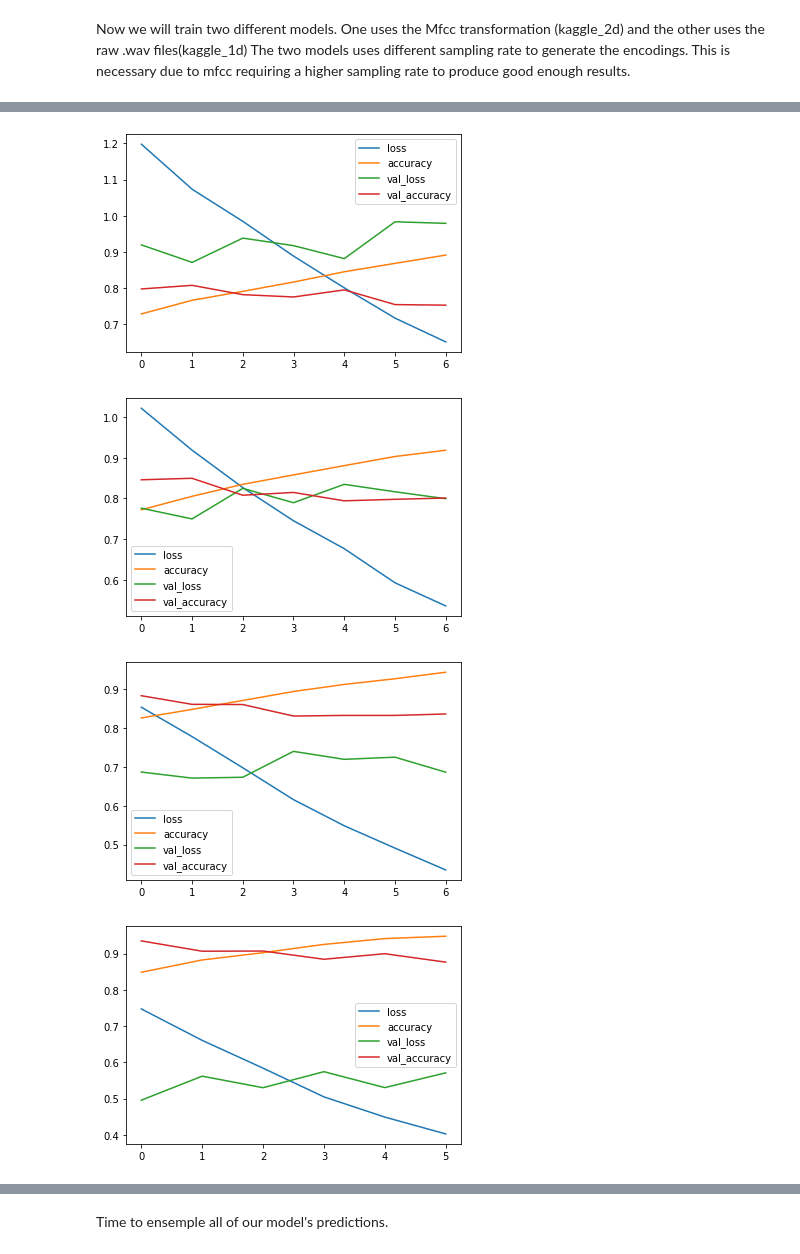
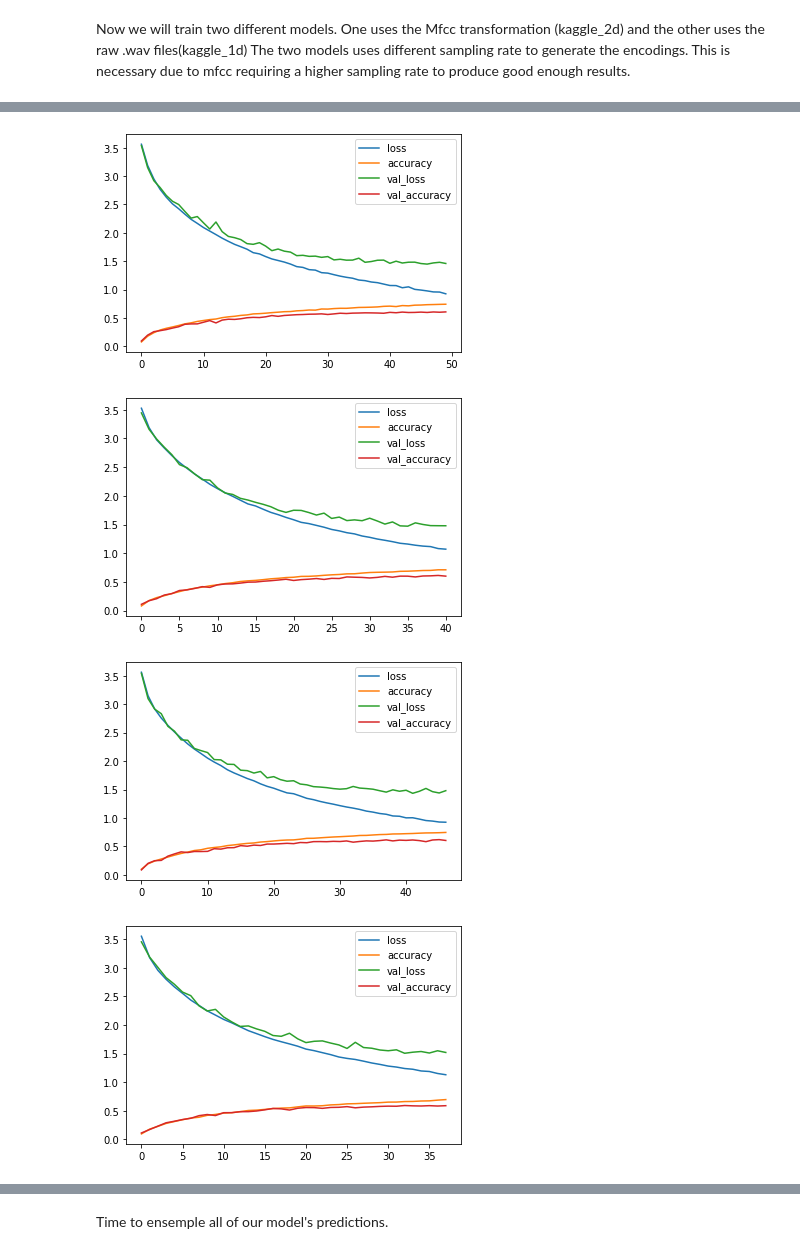
Before and after one commit to AleBaccin/Audio-Tagging---Deep-Learning-Project, a Jupyter notebook: audio_tagging.ipynb, the cells around one changed output, grey strips where cells are left out. Cells and saved outputs as stored; diff of their text form; code cells hidden in the pictures.

```diff
--- a/audio_tagging.ipynb
+++ b/audio_tagging.ipynb
@@ -22,7 +22,7 @@ traindf_dir = os.path.join('meta', 'train.csv')
 testdf_dir = os.path.join('meta', 'test.csv')
 train_path = os.path.join('images', 'train')
 test_path = os.path.join('images', 'test')
-number_of_splits = 10
+number_of_splits = 5
 number_of_classes = 41
 
 if not os.path.exists('runs'):
@@ -85,21 +85,25 @@ def kaggle_2d_conv_pool_cnn(model_input: Tensor) -> training.Model:
     x = BatchNormalization()(x)
     x = Activation("relu")(x)
     x = MaxPooling2D()(x)
+    x = Dropout(rate=0.1)(x)
 
     x = Conv2D(32, (4,10), padding="same")(x)
     x = BatchNormalization()(x)
     x = Activation("relu")(x)
     x = MaxPooling2D()(x)
+    x = Dropout(rate=0.1)(x)
 
     x = Conv2D(32, (4,10), padding="same")(x)
     x = BatchNormalization()(x)
     x = Activation("relu")(x)
     x = MaxPooling2D()(x)
+    x = Dropout(rate=0.1)(x)
 
     x = Conv2D(32, (4,10), padding="same")(x)
     x = BatchNormalization()(x)
     x = Activation("relu")(x)
     x = MaxPooling2D()(x)
+    x = Dropout(rate=0.1)(x)
 
     x = Flatten()(x)
     x = Dense(64)(x)
@@ -204,6 +208,9 @@ kfold_validation = KFold(n_splits= number_of_splits, shuffle=True, random_state=
 #Using random_state = 42 for repeatibility
 print(f'+-----------Training {spectrogram_2d_model.name} Model-----------+')
 for i, (train_split_indexes, test_split_indexes) in enumerate(kfold_validation.split(traindf)):
+    #Model needs to be cleared
+    K.clear_session()
+
     train_fold = traindf.iloc[train_split_indexes]
     val_fold = traindf.iloc[test_split_indexes]
 
@@ -240,12 +247,13 @@ for i, (train_split_indexes, test_split_indexes) in enumerate(kfold_validation.s
     STEP_SIZE_TRAIN=train_generator.n//train_generator.batch_size
     STEP_SIZE_VALID=valid_generator.n//valid_generator.batch_size
 
+    spectrogram_2d_model = spectrogram_2d_conv_pool_cnn(model_input)
     spectrogram_2d_model.fit(train_generator,
                     callbacks=callbacks_list,
                     steps_per_epoch=STEP_SIZE_TRAIN,
                     validation_data=valid_generator,
                     validation_steps=STEP_SIZE_VALID,
-                    epochs=25)
+                    epochs=50)
 
     spectrogram_2d_model.load_weights(best_weights_file)
 
@@ -379,15 +387,15 @@ kaggle_2d_seed = 2
 kaggle_1d_seed = 1
 
 #Model declaration
-model_input = Input(shape=utils.mfcc_input_sizes(n_mfcc, kaggle_2d_sr, max_len))
-kaggle_2d_model = kaggle_2d_conv_pool_cnn(model_input)
+kaggle_2d_model_input = Input(shape=utils.mfcc_input_sizes(n_mfcc, kaggle_2d_sr, max_len))
+kaggle_2d_model = kaggle_2d_conv_pool_cnn(kaggle_2d_model_input)
 
 
-model_input = Input(shape=utils.wav_input_sizes(base_sr, max_len))
-kaggle_1d_model = kaggle_1d_conv_pool_cnn(model_input)
+kaggle_1d_model_input = Input(shape=utils.wav_input_sizes(base_sr, max_len))
+kaggle_1d_model = kaggle_1d_conv_pool_cnn(kaggle_1d_model_input)
 
-model_input = Input(shape=utils.mfcc_compressed_input_sizes(n_mfcc, max_len))
-lstm_model = lstm(model_input)
+lstm_model_model_input = Input(shape=utils.mfcc_compressed_input_sizes(n_mfcc, max_len))
+lstm_model = lstm(lstm_model_model_input)
 
 kaggle_1d_run_dir = os.path.join('runs', kaggle_1d_model.name)
 
@@ -444,6 +452,9 @@ input_shape = utils.mfcc_input_sizes(n_mfcc, kaggle_2d_sr, max_len)
 #Using random_state = 0 for repeatibility
 print(f'+-----------Training {kaggle_2d_model.name} Model-----------+')
 for i, (train_split_indexes, validation_split_indexes) in enumerate(kfold_validation.split(traindf)):
+    #Model needs to be cleared
+    K.clear_session()
+
     #Loading all necessary arrays
     X, y = train_arrays['x'], train_arrays['y']
     X_test, y_test = test_arrays['x_test'], test_arrays['y_test']
@@ -475,10 +486,11 @@ for i, (train_split_indexes, validation_split_indexes) in enumerate(kfold_valida
     y_val_hot = to_categorical(y_val)
     y_test_hot = to_categorical(y_test)
 
+    kaggle_2d_model = kaggle_2d_conv_pool_cnn(kaggle_2d_model_input)
     kaggle_2d_model.fit(X_train, y_train_hot,
                 callbacks=callbacks_list,
                 validation_data=(X_val, y_val_hot),
-                epochs=25)
+                epochs=50)
 
     kaggle_2d_model.load_weights(best_weights_file)
 
@@ -511,7 +523,7 @@ Epoch 00006: val_loss did not improve from 0.49544
-[figure, old version]
+[figure, new version]
-[figure, old version]
+[figure, new version]
-[figure, old version]
+[figure, new version]
-[figure, old version]
+[figure, new version]
 # %%
 kfold_validation = KFold(n_splits= number_of_splits, shuffle=True, random_state=kaggle_1d_seed)
 
```
Also changed, not shown: parts of 8 cells of this notebook, 2 other files.
